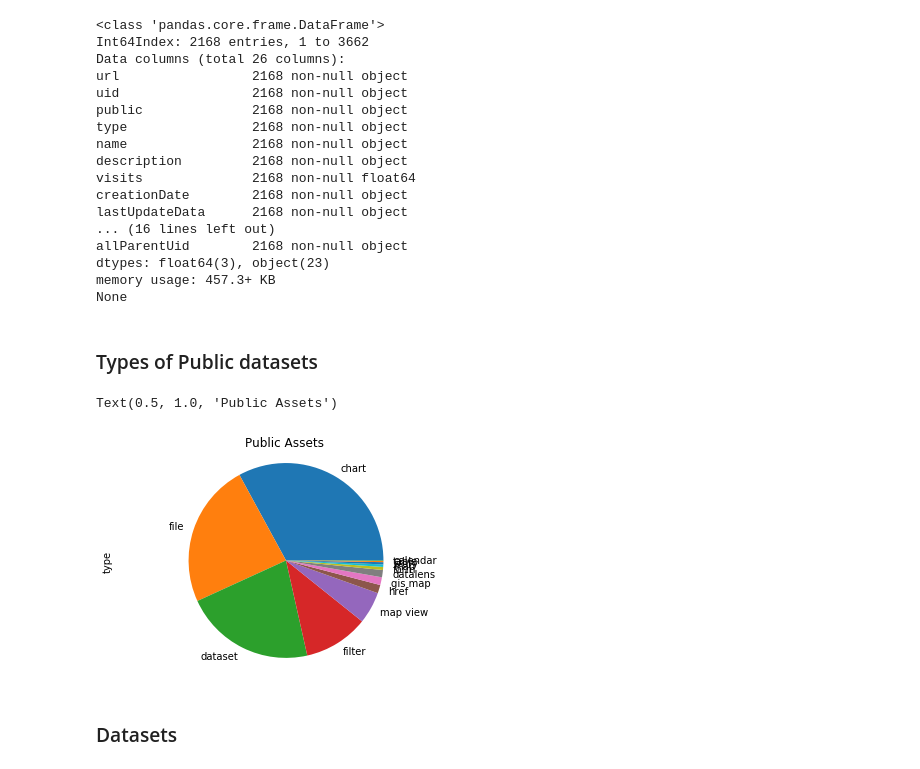
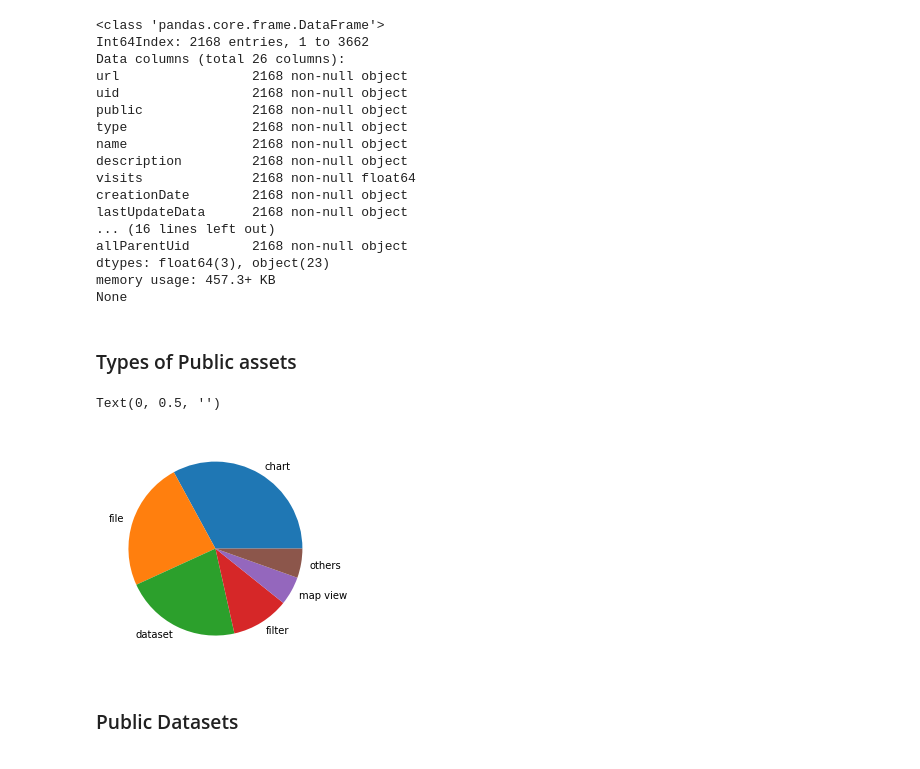
Before and after one commit to OpenDataLiteracy/WSL-AMF, a Jupyter notebook: portal-dashboard/WA-Portal.ipynb, the cells around one changed output. Cells and saved outputs as stored; diff of their text form; code cells hidden in the pictures.

```diff
--- a/portal-dashboard/WA-Portal.ipynb
+++ b/portal-dashboard/WA-Portal.ipynb
@@ -237,16 +252,33 @@ dtypes: float64(3), object(23)
 memory usage: 457.3+ KB
 None
 # %% [markdown]
-### Types of Public datasets
+### Types of Public assets
-# %%
-dfpub.type.value_counts().plot(kind='pie')
-plt.axis('equal')
-plt.title('Public Assets')
-# %% [output]
-Text(0.5, 1.0, 'Public Assets')
-[figure, removed]
+# %%
+pltdfpub = dfpub.type.value_counts() #uses matlibplot to count rows for each type
+
+pltdfpub = pd.DataFrame({'type':pltdfpub.index, 'counts':pltdfpub.values}) #Converts the series to a dataframe
+
+pltdfpub2 = pltdfpub[:5].copy() #Put top 5 types in a new dataframe
+
+
+# Takes the less common types and adds those counts into a value named others.
+new_row = pd.DataFrame(data = {
+    'type' : ['others'],
+    'counts' : [pltdfpub['counts'][5:].sum()]
+})
+
+
+pltdfpub2 = pd.concat([pltdfpub2, new_row]) #Add the 'others' value to the top 5 dataframe
+
+
+#plot the types
+pltdfpub2.plot(y='counts', kind='pie', labels=pltdfpub2.type, legend=False)
+plt.ylabel('') #Gets rid of the "Counts label"
+# %% [output]
+Text(0, 0.5, '')
+[figure, added]
 # %% [markdown]
-### Datasets
+### Public Datasets
 # %%
 mask = df[df['type'] == 'dataset']
 mask = mask[mask['public'] == 1]
```
Also changed, not shown: parts of 14 cells of this notebook.
